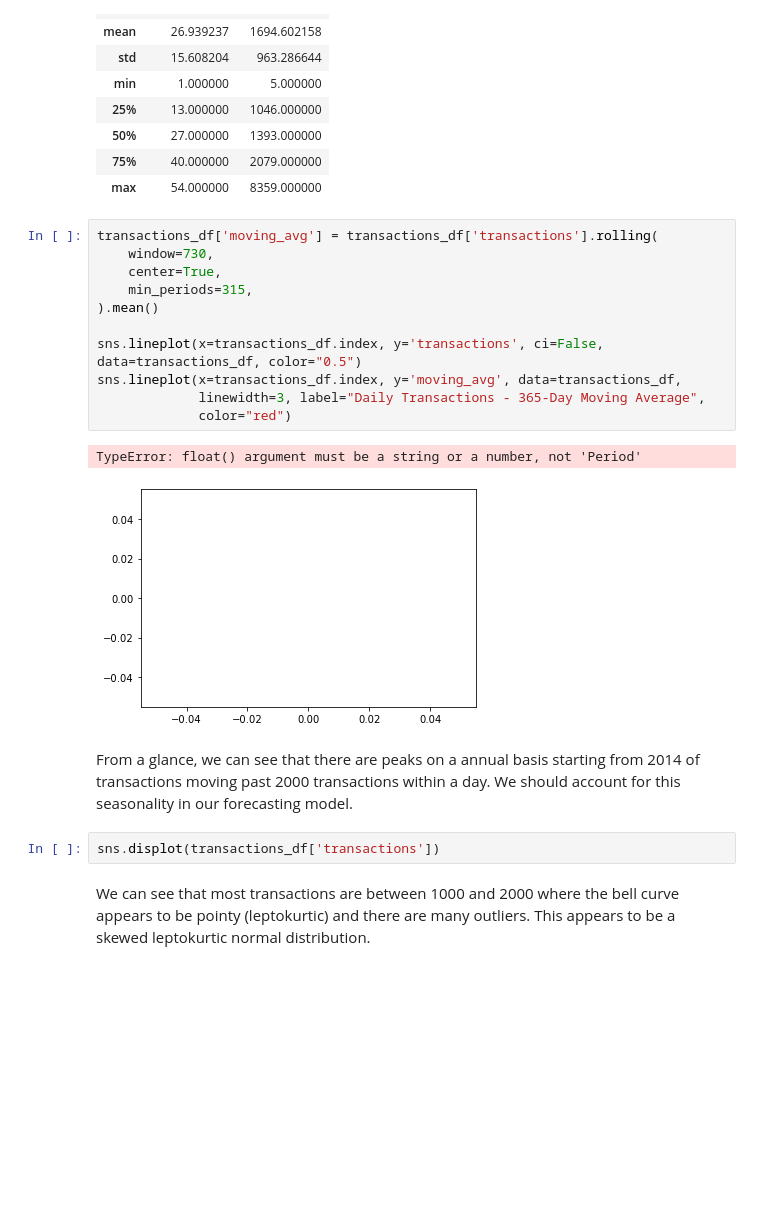
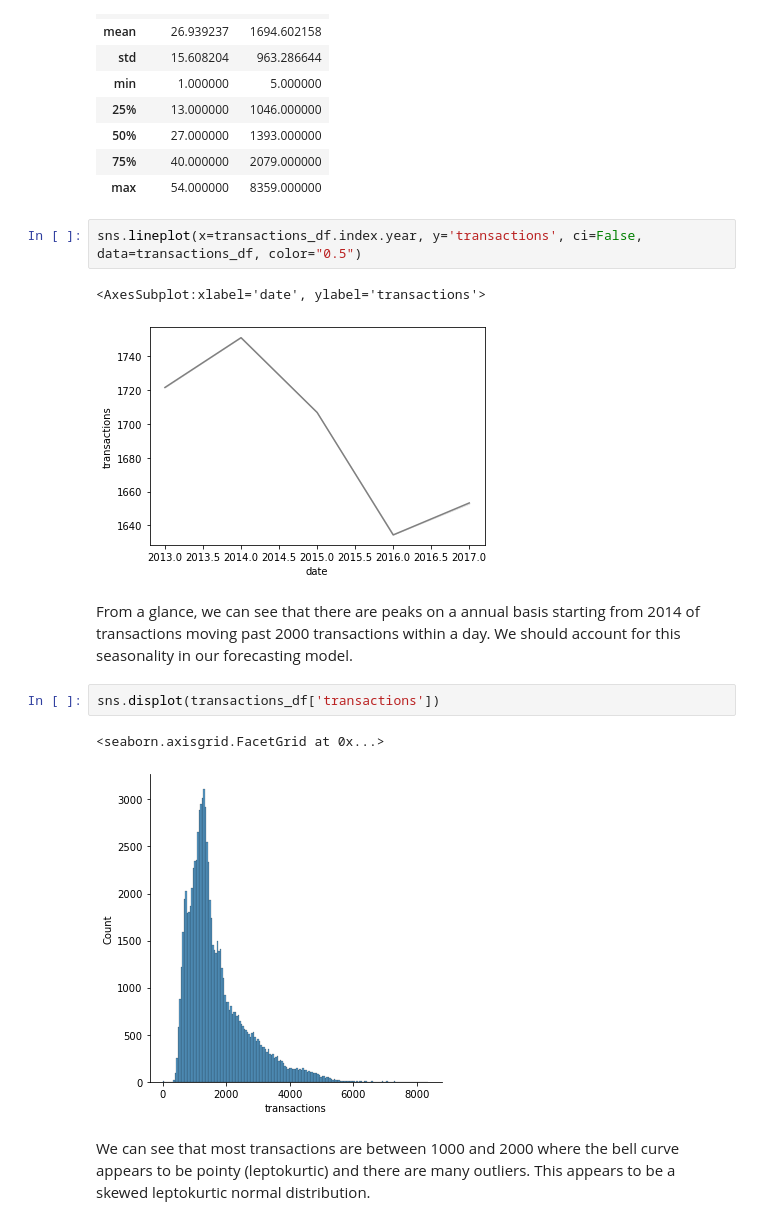
Before and after one commit to HelloWorld183L/EDA_Work, a Jupyter notebook: salestimeseries.ipynb, the cells around one changed output. Drawn from its saved outputs; the diff is of its cells as text; blank space fills up the shorter version.

```diff
--- a/salestimeseries.ipynb
+++ b/salestimeseries.ipynb
@@ -587,23 +587,17 @@ transactions_df.describe()
 | 75% | 40.000000 | 2079.000000 |
 | max | 54.000000 | 8359.000000 |
 # %%
-transactions_df['moving_avg'] = transactions_df['transactions'].rolling(
-    window=730,
-    center=True,
-    min_periods=315,
-).mean()
-
-sns.lineplot(x=transactions_df.index, y='transactions', ci=False, data=transactions_df, color="0.5")
-sns.lineplot(x=transactions_df.index, y='moving_avg', data=transactions_df,
-             linewidth=3, label="Daily Transactions - 365-Day Moving Average",
-             color="red")
+sns.lineplot(x=transactions_df.index.year, y='transactions', ci=False, data=transactions_df, color="0.5")
 # %% [output]
-TypeError: float() argument must be a string or a number, not 'Period'
+<AxesSubplot:xlabel='date', ylabel='transactions'>
-[figure, old version]
+[figure, new version]
 # %% [markdown]
 From a glance, we can see that there are peaks on a annual basis starting from 2014 of transactions moving past 2000 transactions within a day. We should account for this seasonality in our forecasting model.
 # %%
 sns.displot(transactions_df['transactions'])
+# %% [output]
+<seaborn.axisgrid.FacetGrid at 0x...>
+[figure, added]
 # %% [markdown]
 We can see that most transactions are between 1000 and 2000 where the bell curve appears to be pointy (leptokurtic) and there are many outliers. This appears to be a skewed leptokurtic normal distribution.
 # %%
```
Also changed, not shown: parts of 34 cells of this notebook.
